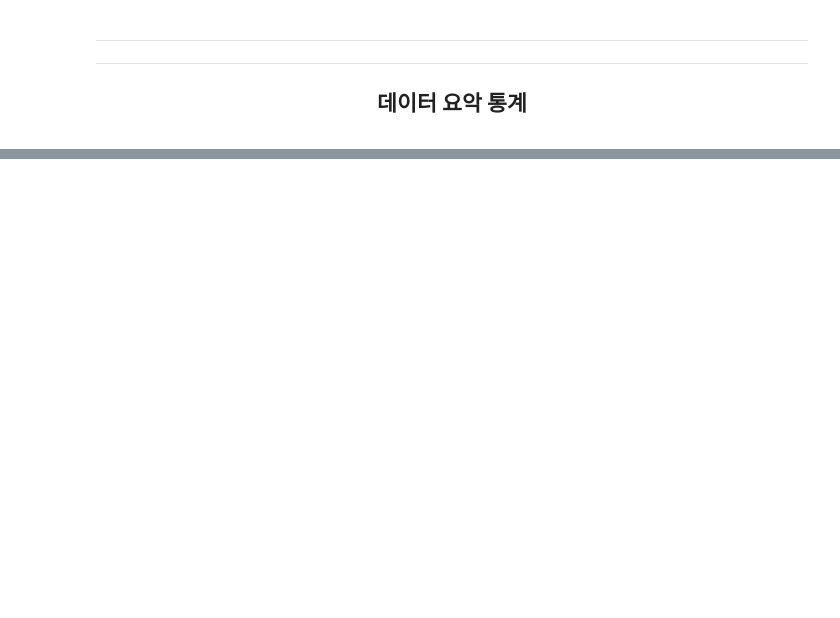
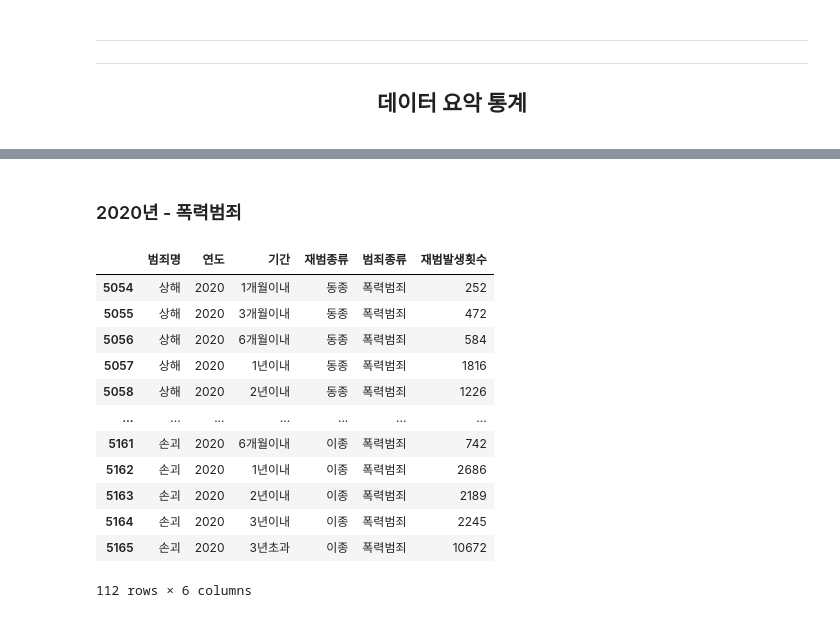
Before and after one commit to yeommss/Mini-Project, a Jupyter notebook: 4주차/0401_EDA_범죄.ipynb, the cells around one changed output, grey strips where cells are left out. Cells and saved outputs as stored; diff of their text form; code cells hidden in the pictures; blank space fills up the shorter version.

```diff
--- a/4주차/0401_EDA_범죄.ipynb
+++ b/4주차/0401_EDA_범죄.ipynb
@@ -455,0 +379,4 @@ repeat.describe(include='object')
+# %%
+# 2020년
+_2020 = df[df['연도'] == '2020'].copy()
+_2020.head()
@@ -455,0 +435,20 @@ repeat.describe(include='object')
+# %% [markdown]
+### 2020년 - 폭력범죄
+# %%
+# 재범발생횟수가 가장 많은 폭력범죄를 추출
+violence = _2020[_2020['범죄종류'] == '폭력범죄']
+violence
+# %% [output]
+|  | 범죄명 | 연도 | 기간 | 재범종류 | 범죄종류 | 재범발생횟수 |
+| 5054 | 상해 | 2020 | 1개월이내 | 동종 | 폭력범죄 | 252 |
+| 5055 | 상해 | 2020 | 3개월이내 | 동종 | 폭력범죄 | 472 |
+| 5056 | 상해 | 2020 | 6개월이내 | 동종 | 폭력범죄 | 584 |
+| 5057 | 상해 | 2020 | 1년이내 | 동종 | 폭력범죄 | 1816 |
+| 5058 | 상해 | 2020 | 2년이내 | 동종 | 폭력범죄 | 1226 |
+| ... | ... | ... | ... | ... | ... | ... |
+| 5161 | 손괴 | 2020 | 6개월이내 | 이종 | 폭력범죄 | 742 |
+| 5162 | 손괴 | 2020 | 1년이내 | 이종 | 폭력범죄 | 2686 |
+| 5163 | 손괴 | 2020 | 2년이내 | 이종 | 폭력범죄 | 2189 |
+| 5164 | 손괴 | 2020 | 3년이내 | 이종 | 폭력범죄 | 2245 |
+| 5165 | 손괴 | 2020 | 3년초과 | 이종 | 폭력범죄 | 10672 |
+112 rows × 6 columns
```
Also changed, not shown: parts of 67 cells of this notebook, 5 other files.
